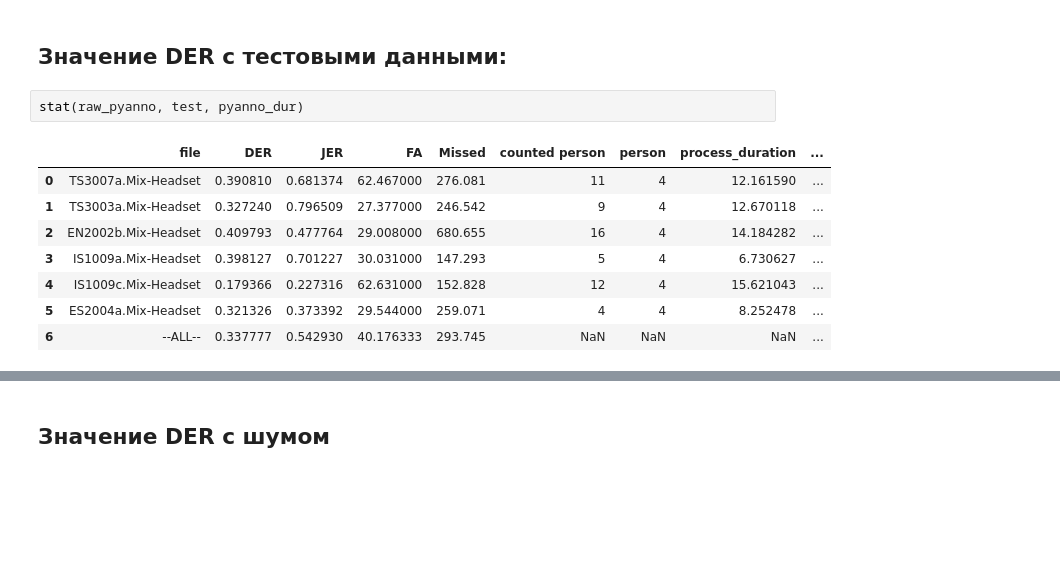
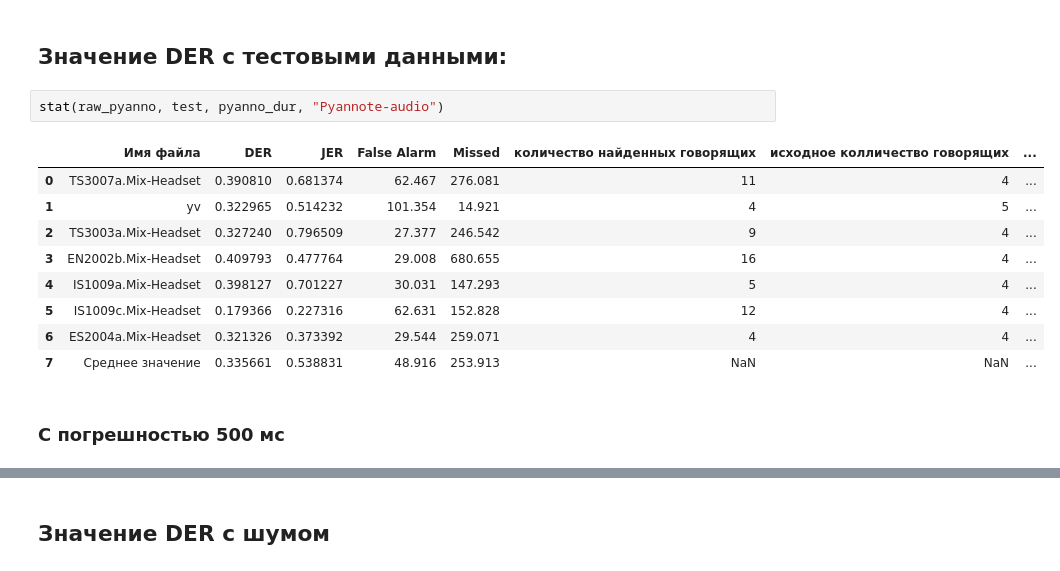
Before and after one commit to NikitaSUAI/DeepLom, a Jupyter notebook: show_statistics.ipynb, the cells around one changed output, grey strips where cells are left out. Saved outputs shown, nothing was run; the diff lists cells and outputs as text; blank space fills up the shorter version.

```diff
--- a/show_statistics.ipynb
+++ b/show_statistics.ipynb
@@ -8,13 +8,16 @@ pyanno_dur = "pyannote-audio/out.dur"
 # %% [markdown]
 ## Значение DER с тестовыми данными:
 # %%
-stat(raw_pyanno, test, pyanno_dur)
+stat(raw_pyanno, test, pyanno_dur, "Pyannote-audio")
 # %% [output]
-|  | file | DER | JER | FA | Missed | counted person | person | process_duration | ... |
-| 0 | TS3007a.Mix-Headset | 0.390810 | 0.681374 | 62.467000 | 276.081 | 11 | 4 | 12.161590 | ... |
-| 1 | TS3003a.Mix-Headset | 0.327240 | 0.796509 | 27.377000 | 246.542 | 9 | 4 | 12.670118 | ... |
-| 2 | EN2002b.Mix-Headset | 0.409793 | 0.477764 | 29.008000 | 680.655 | 16 | 4 | 14.184282 | ... |
-| 3 | IS1009a.Mix-Headset | 0.398127 | 0.701227 | 30.031000 | 147.293 | 5 | 4 | 6.730627 | ... |
-| 4 | IS1009c.Mix-Headset | 0.179366 | 0.227316 | 62.631000 | 152.828 | 12 | 4 | 15.621043 | ... |
-| 5 | ES2004a.Mix-Headset | 0.321326 | 0.373392 | 29.544000 | 259.071 | 4 | 4 | 8.252478 | ... |
-| 6 | --ALL-- | 0.337777 | 0.542930 | 40.176333 | 293.745 | NaN | NaN | NaN | ... |
+|  | Имя файла | DER | JER | False Alarm | Missed | количество найденных говорящих | исходное колличество говорящих | ... |
+| 0 | TS3007a.Mix-Headset | 0.390810 | 0.681374 | 62.467 | 276.081 | 11 | 4 | ... |
+| 1 | yv | 0.322965 | 0.514232 | 101.354 | 14.921 | 4 | 5 | ... |
+| 2 | TS3003a.Mix-Headset | 0.327240 | 0.796509 | 27.377 | 246.542 | 9 | 4 | ... |
+| 3 | EN2002b.Mix-Headset | 0.409793 | 0.477764 | 29.008 | 680.655 | 16 | 4 | ... |
+| 4 | IS1009a.Mix-Headset | 0.398127 | 0.701227 | 30.031 | 147.293 | 5 | 4 | ... |
+| 5 | IS1009c.Mix-Headset | 0.179366 | 0.227316 | 62.631 | 152.828 | 12 | 4 | ... |
+| 6 | ES2004a.Mix-Headset | 0.321326 | 0.373392 | 29.544 | 259.071 | 4 | 4 | ... |
+| 7 | Среднее значение | 0.335661 | 0.538831 | 48.916 | 253.913 | NaN | NaN | ... |
+# %% [markdown]
+### С погрешностью 500 мс
```
Also changed, not shown: parts of 32 cells of this notebook.
